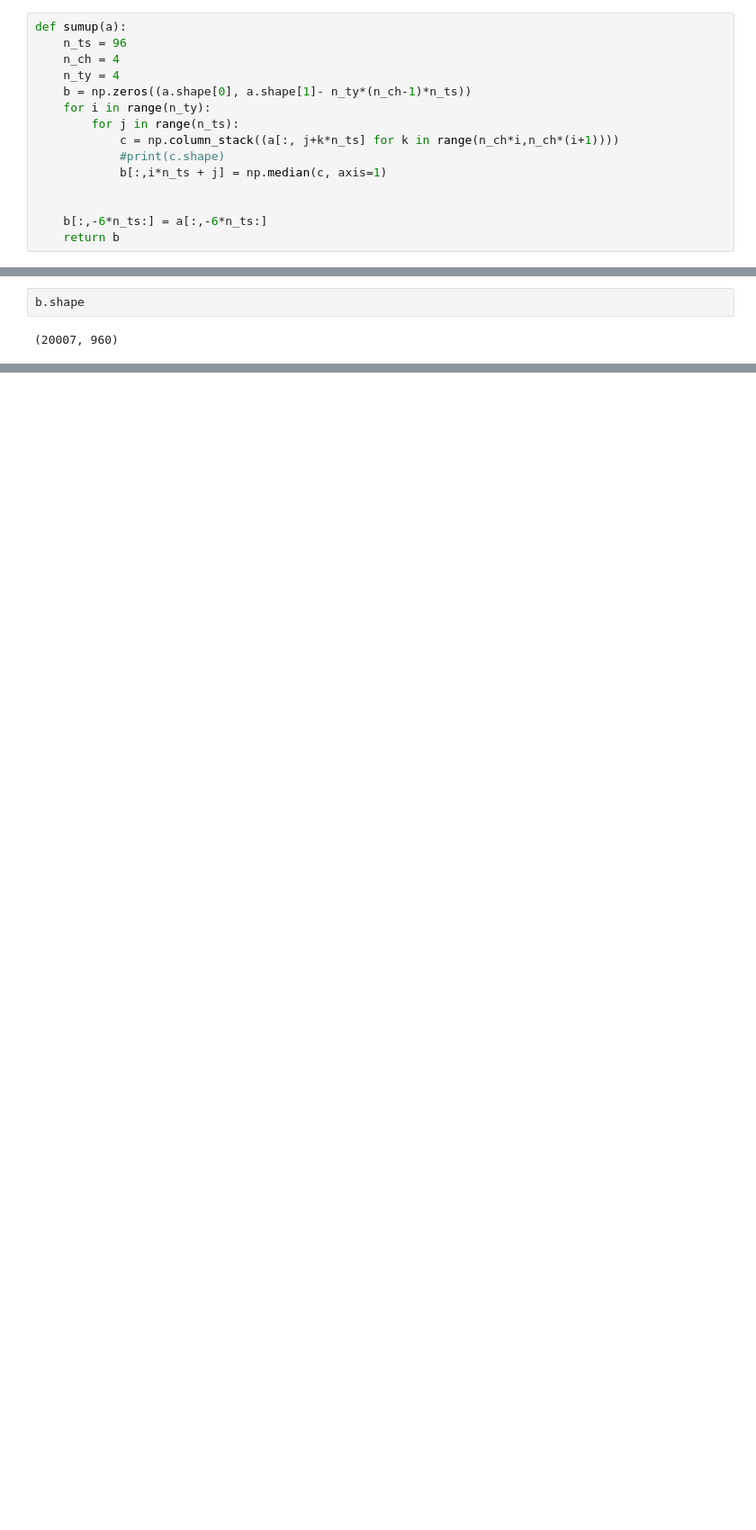
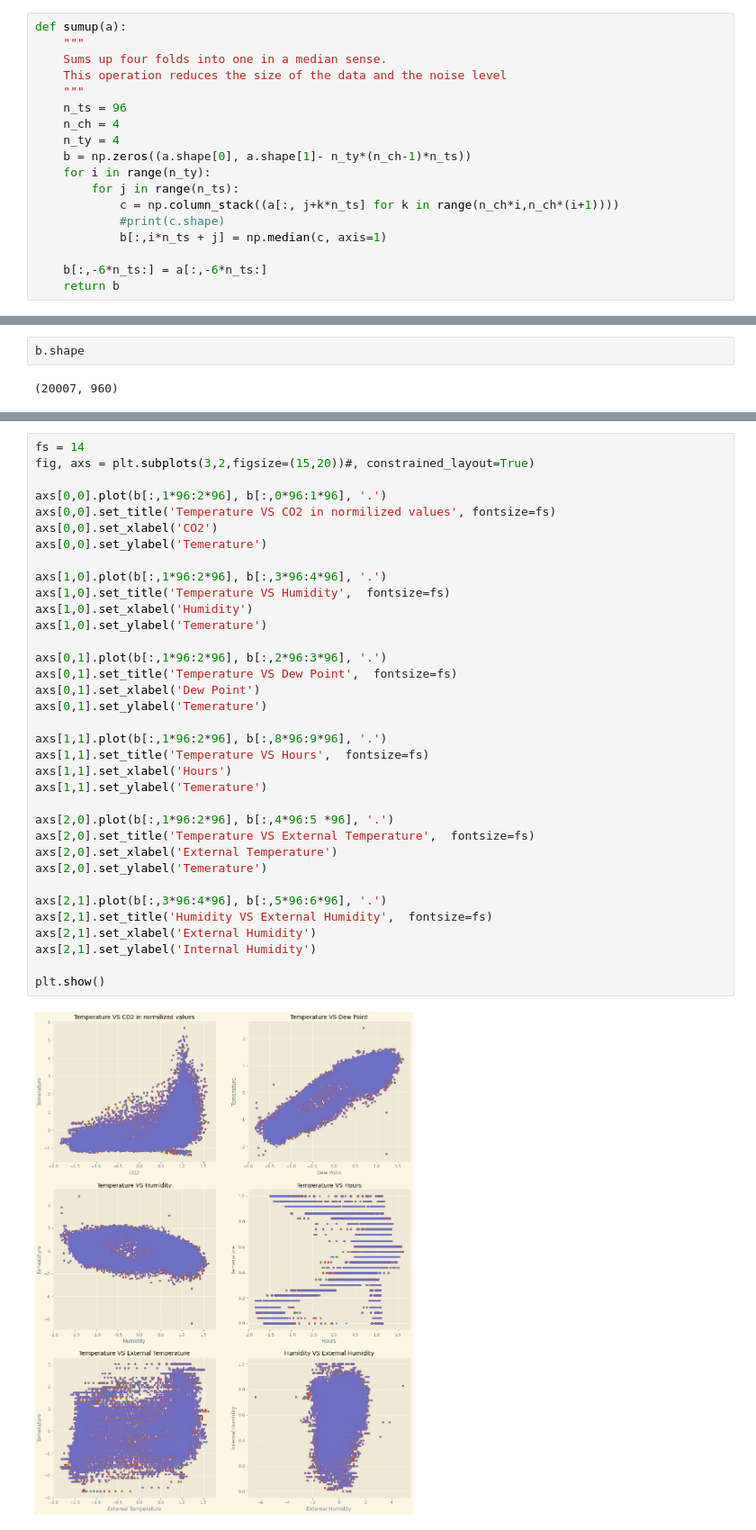
Before and after one commit to BEPCTA/EnvHack2020, a Jupyter notebook: 1_prepocess_train_data.ipynb, the cells around one changed output, grey strips where cells are left out. Shown at 90% size. Cells and saved outputs as stored; diff of their text form; blank space fills up the shorter version.

```diff
--- a/1_pre_process_data.ipynb
+++ b/1_prepocess_train_data.ipynb
@@ -326,6 +320,10 @@ plt.savefig('blah2.png')
 plt.imsave('target.png',npTrainMatrix[:96*12,:], cmap='jet', vmin=-2, vmax=2 )
 # %%
 def sumup(a):
+    """
+    Sums up four folds into one in a median sense.
+    This operation reduces the size of the data and the noise level
+    """
     n_ts = 96
     n_ch = 4
     n_ty = 4
@@ -336,7 +334,6 @@ def sumup(a):
             #print(c.shape)
             b[:,i*n_ts + j] = np.median(c, axis=1)
 
-
     b[:,-6*n_ts:] = a[:,-6*n_ts:]
     return b
 # %%
@@ -390,0 +352,37 @@ plt.plot(b[:,96*0:96*1], b[:, 96*8:96*9], '.');
+# %%
+fs = 14
+fig, axs = plt.subplots(3,2,figsize=(15,20))#, constrained_layout=True)
+
+axs[0,0].plot(b[:,1*96:2*96], b[:,0*96:1*96], '.')
+axs[0,0].set_title('Temperature VS CO2 in normilized values', fontsize=fs)
+axs[0,0].set_xlabel('CO2')
+axs[0,0].set_ylabel('Temerature')
+
+axs[1,0].plot(b[:,1*96:2*96], b[:,3*96:4*96], '.')
+axs[1,0].set_title('Temperature VS Humidity',  fontsize=fs)
+axs[1,0].set_xlabel('Humidity')
+axs[1,0].set_ylabel('Temerature')
+
+axs[0,1].plot(b[:,1*96:2*96], b[:,2*96:3*96], '.')
+axs[0,1].set_title('Temperature VS Dew Point',  fontsize=fs)
+axs[0,1].set_xlabel('Dew Point')
+axs[0,1].set_ylabel('Temerature')
+
+axs[1,1].plot(b[:,1*96:2*96], b[:,8*96:9*96], '.')
+axs[1,1].set_title('Temperature VS Hours',  fontsize=fs)
+axs[1,1].set_xlabel('Hours')
+axs[1,1].set_ylabel('Temerature')
+
+axs[2,0].plot(b[:,1*96:2*96], b[:,4*96:5 *96], '.')
+axs[2,0].set_title('Temperature VS External Temperature',  fontsize=fs)
+axs[2,0].set_xlabel('External Temperature')
+axs[2,0].set_ylabel('Temerature')
+
+axs[2,1].plot(b[:,3*96:4*96], b[:,5*96:6*96], '.')
+axs[2,1].set_title('Humidity VS External Humidity',  fontsize=fs)
+axs[2,1].set_xlabel('External Humidity')
+axs[2,1].set_ylabel('Internal Humidity')
+
+plt.show()
+# %% [output]
+[figure, added]
```
Also changed, not shown: parts of 16 cells of this notebook, 3 other files.
